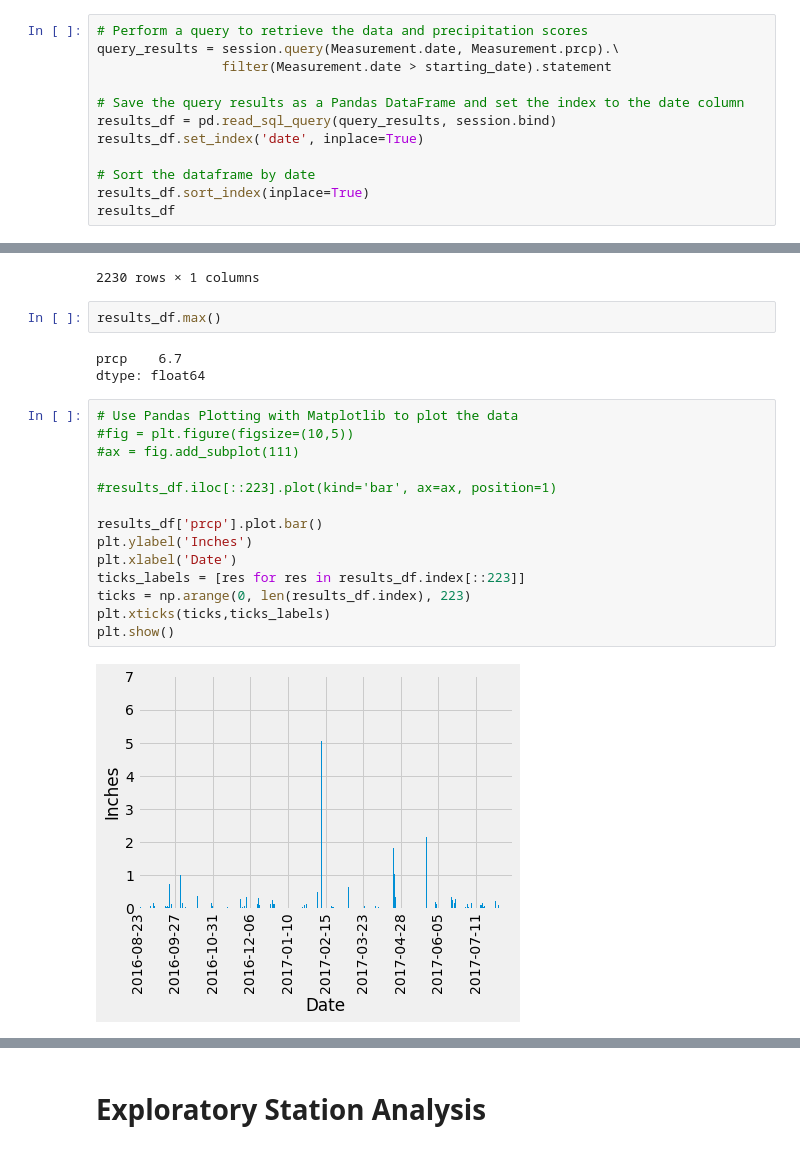
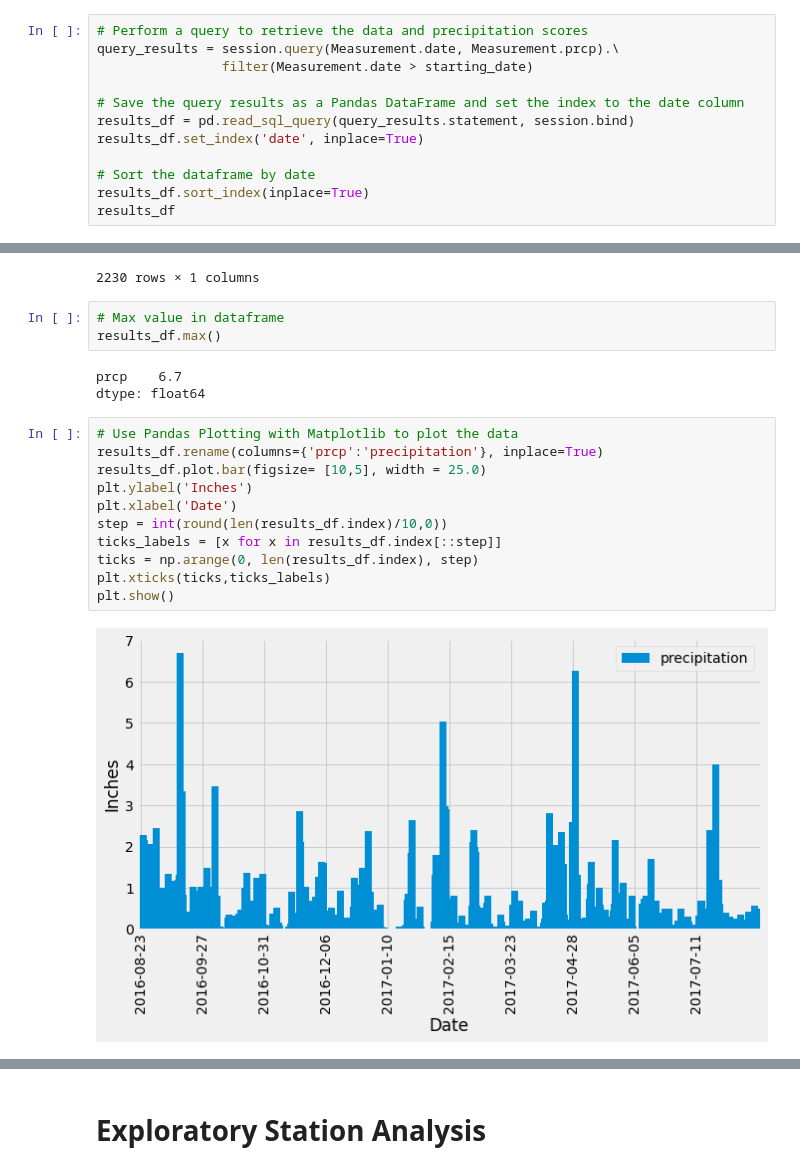
Before and after one commit to PilarM0ntes/sqlalchemy-challenge, a Jupyter notebook: climate_starter.ipynb, the cells around one changed output, grey strips where cells are left out. Saved outputs shown, nothing was run; the diff lists cells and outputs as text.

Commit message:
Step 2 complete

```diff
--- a/climate_starter.ipynb
+++ b/climate_starter.ipynb
@@ -69,10 +69,10 @@ print(starting_date)
 # %%
 # Perform a query to retrieve the data and precipitation scores
 query_results = session.query(Measurement.date, Measurement.prcp).\
-                filter(Measurement.date > starting_date).statement
+                filter(Measurement.date > starting_date)
 
 # Save the query results as a Pandas DataFrame and set the index to the date column
-results_df = pd.read_sql_query(query_results, session.bind)
+results_df = pd.read_sql_query(query_results.statement, session.bind)
 results_df.set_index('date', inplace=True)
 
 # Sort the dataframe by date
@@ -93,27 +93,25 @@ results_df
 | 2017-08-23 | 0.08 |
 | 2017-08-23 | 0.45 |
 2230 rows × 1 columns
-# %%
-results_df.max()
-# %% [output]
-prcp    6.7
-dtype: float64
+# %%
+# Max value in dataframe
+results_df.max()
+# %% [output]
+prcp    6.7
+dtype: float64
 # %%
 # Use Pandas Plotting with Matplotlib to plot the data
-#fig = plt.figure(figsize=(10,5))
-#ax = fig.add_subplot(111)
-
-#results_df.iloc[::223].plot(kind='bar', ax=ax, position=1)
-
-results_df['prcp'].plot.bar()
+results_df.rename(columns={'prcp':'precipitation'}, inplace=True)
+results_df.plot.bar(figsize= [10,5], width = 25.0)
 plt.ylabel('Inches')
 plt.xlabel('Date')
-ticks_labels = [res for res in results_df.index[::223]]
-ticks = np.arange(0, len(results_df.index), 223)
+step = int(round(len(results_df.index)/10,0))
+ticks_labels = [x for x in results_df.index[::step]]
+ticks = np.arange(0, len(results_df.index), step)
 plt.xticks(ticks,ticks_labels)
 plt.show()
 # %% [output]
-[figure, old version]
+[figure, new version]
 # %%
 # Use Pandas to calcualte the summary statistics for the precipitation data
 results_df.describe()
```
Also changed, not shown: parts of 6 cells of this notebook, 1 other file.
